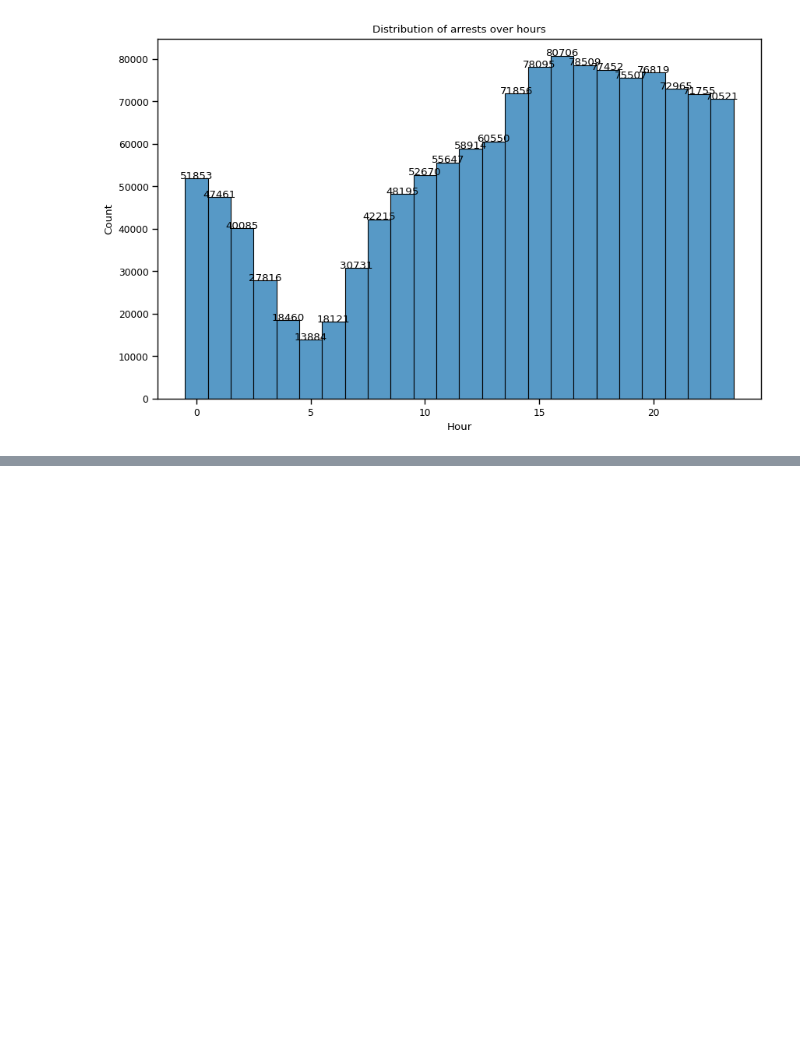
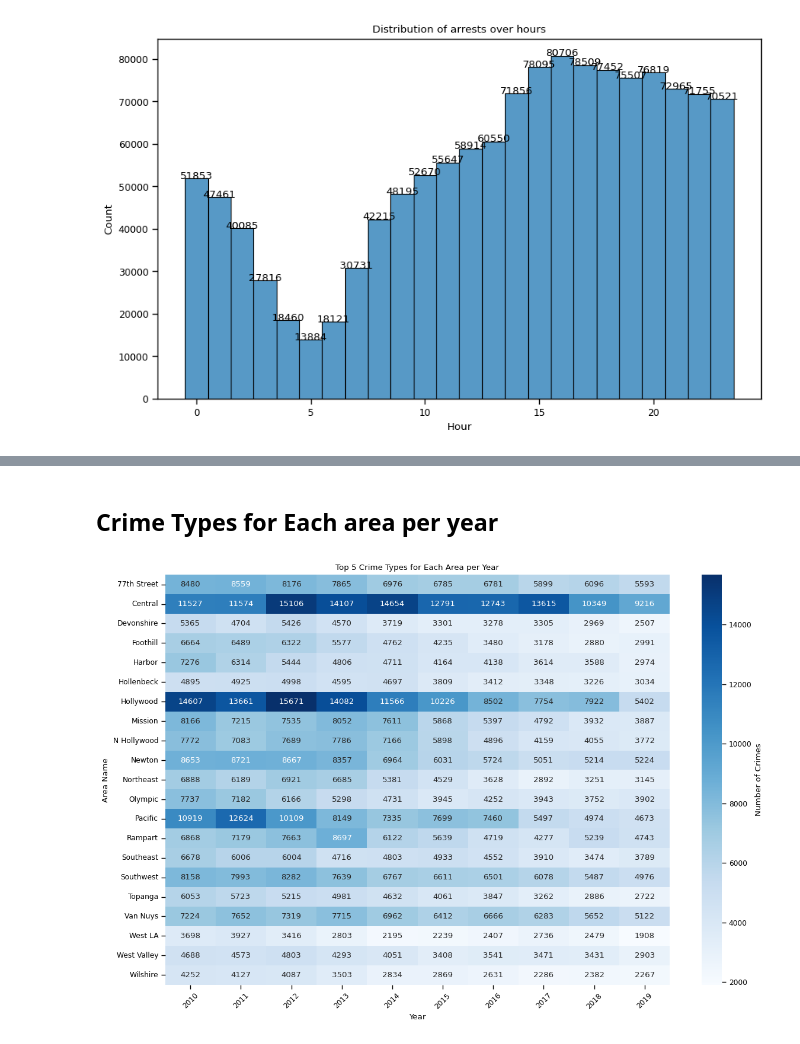
Before and after one commit to zesilva18/VAD, a Jupyter notebook: SecondMidTerm.ipynb, the cells around one changed output, grey strips where cells are left out. Saved outputs shown, nothing was run; the diff lists cells and outputs as text; code cells hidden in the pictures; blank space fills up the shorter version.

```diff
--- a/SecondMidTerm.ipynb
+++ b/SecondMidTerm.ipynb
@@ -309,0 +312,38 @@ findfont: Font family 'Helvetica' not found.
+# %% [markdown]
+## Crime Types for Each area per year
+# %%
+
+
+# Convert 'Arrest Date' to datetime format to extract the year
+df['Arrest Date'] = pd.to_datetime(df['Arrest Date'])
+
+# Extract year from 'Arrest Date'
+df['Year'] = df['Arrest Date'].dt.year
+
+# Group data by 'Year', 'Area Name', and 'Charge Group Description' and count occurrences
+crime_counts = df.groupby(['Year', 'Area Name', 'Charge Group Description']).size().reset_index(name='Counts')
+
+# Sort data by 'Year' and 'Counts' to find the most common types of crimes for each area per year
+crime_counts_sorted = crime_counts.sort_values(by=['Year', 'Area Name', 'Counts'], ascending=[True, True, False])
+
+# Display the top crime types for each area per year (showing top 5 for brevity)
+top_crimes_per_year_area = crime_counts_sorted.groupby(['Year', 'Area Name']).head(5)
+top_crimes_per_year_area.head(20)
+
+# Create a pivot table to reshape the data for plotting
+pivot = df.pivot_table(index='Area Name', columns='Year', values='Charge Group Description', aggfunc='count')
+
+# Fill missing values with 0
+pivot.fillna(0, inplace=True)
+
+# Plot a heatmap
+plt.figure(figsize=(12, 8))
+sns.heatmap(pivot, cmap='Blues', annot=True, fmt='d', cbar_kws={'label': 'Number of Crimes'})
+plt.title('Top 5 Crime Types for Each Area per Year')
+plt.xlabel('Year')
+plt.ylabel('Area Name')
+plt.xticks(rotation=45)
+plt.tight_layout()
+plt.show()
+# %% [output]
+[figure, added]
```
Also changed, not shown: parts of 9 cells of this notebook, 1 other file.
